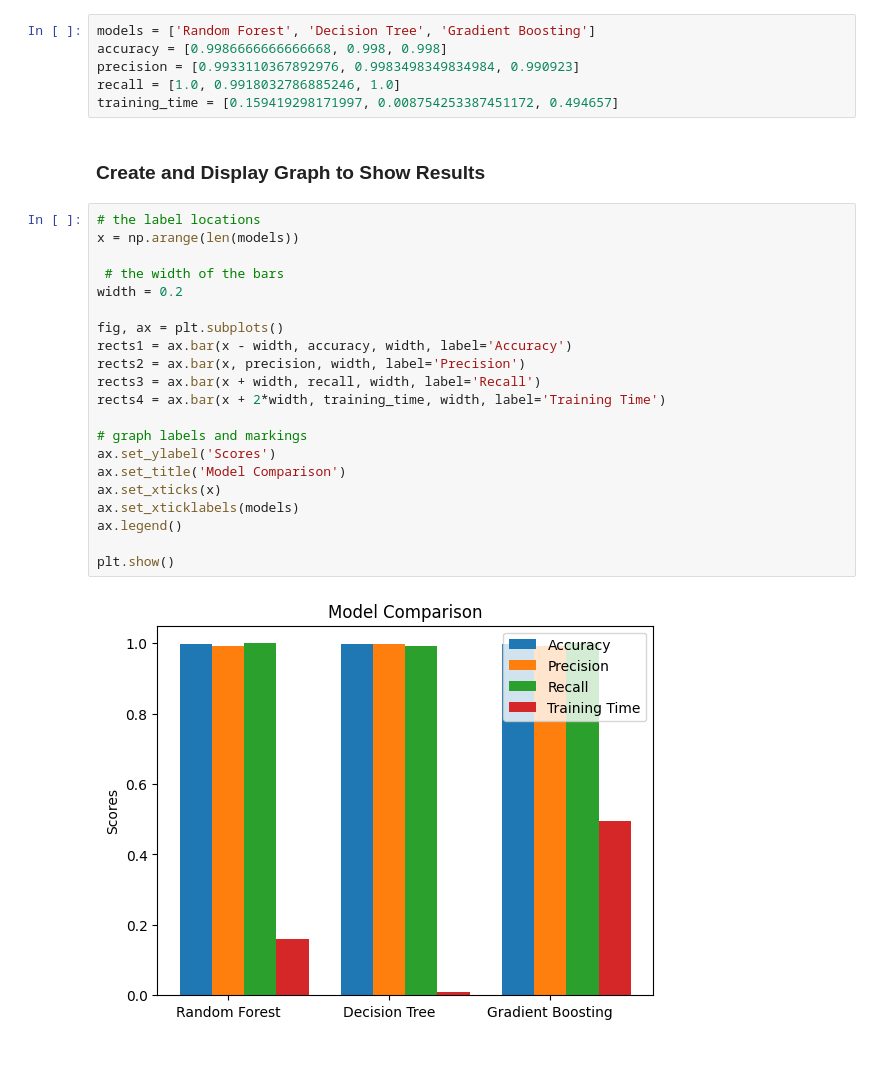
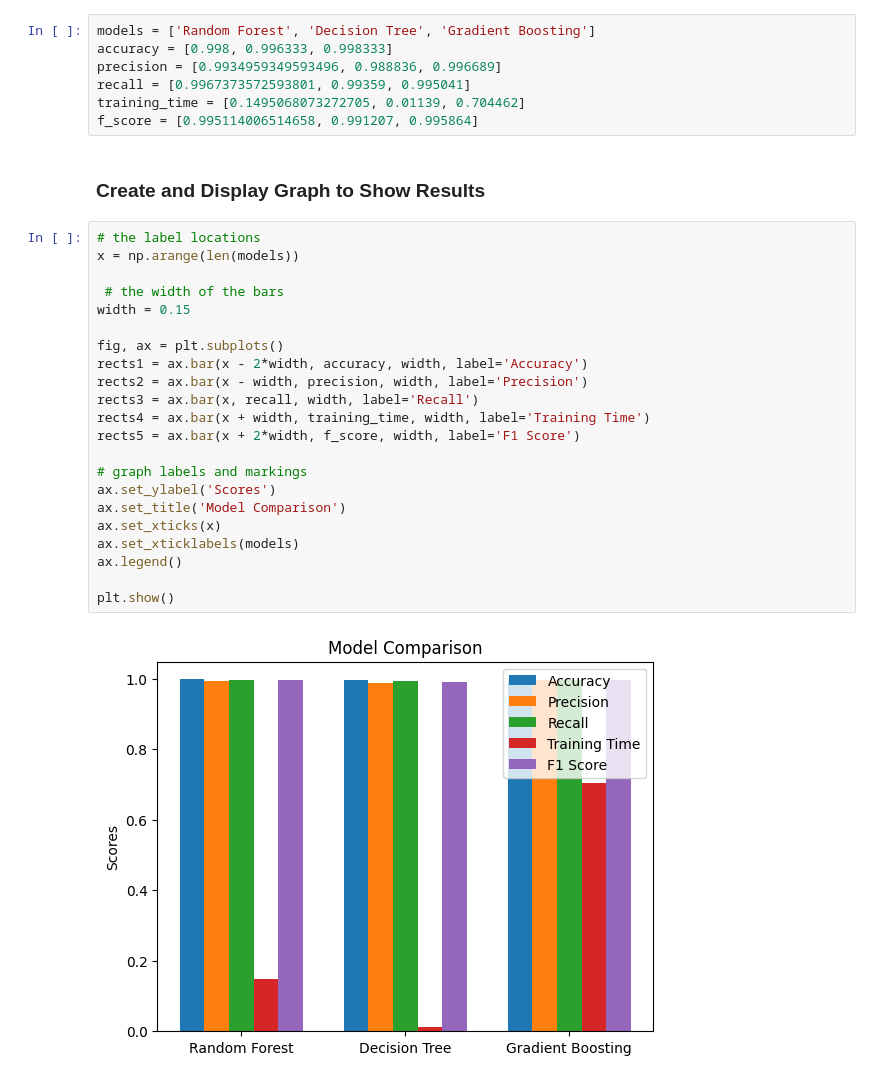
Before and after one commit to CSI4142/Project, a Jupyter notebook: phase4/part_b/model_results/result_analysis.ipynb, the cells around one changed output. Saved outputs shown, nothing was run; the diff lists cells and outputs as text.

Commit message:
Added F1 Score to Comparison Analysis

```diff
--- a/phase4/part_b/model_results/result_analysis.ipynb
+++ b/phase4/part_b/model_results/result_analysis.ipynb
@@ -11,32 +11,34 @@ import numpy as np
 ### Define variables based on data results
 # %%
 models = ['Random Forest', 'Decision Tree', 'Gradient Boosting']
-accuracy = [0.9986666666666668, 0.998, 0.998]
-precision = [0.9933110367892976, 0.9983498349834984, 0.990923]
-recall = [1.0, 0.9918032786885246, 1.0]
-training_time = [0.159419298171997, 0.008754253387451172, 0.494657]
+accuracy = [0.998, 0.996333, 0.998333]
+precision = [0.9934959349593496, 0.988836, 0.996689]
+recall = [0.9967373572593801, 0.99359, 0.995041]
+training_time = [0.1495068073272705, 0.01139, 0.704462]
+f_score = [0.995114006514658, 0.991207, 0.995864]
 # %% [markdown]
 ### Create and Display Graph to Show Results
 # %%
 # the label locations
 x = np.arange(len(models))
 
  # the width of the bars
-width = 0.2
+width = 0.15
 
 fig, ax = plt.subplots()
-rects1 = ax.bar(x - width, accuracy, width, label='Accuracy')
-rects2 = ax.bar(x, precision, width, label='Precision')
-rects3 = ax.bar(x + width, recall, width, label='Recall')
-rects4 = ax.bar(x + 2*width, training_time, width, label='Training Time')
+rects1 = ax.bar(x - 2*width, accuracy, width, label='Accuracy')
+rects2 = ax.bar(x - width, precision, width, label='Precision')
+rects3 = ax.bar(x, recall, width, label='Recall')
+rects4 = ax.bar(x + width, training_time, width, label='Training Time')
+rects5 = ax.bar(x + 2*width, f_score, width, label='F1 Score')
 
 # graph labels and markings
 ax.set_ylabel('Scores')
 ax.set_title('Model Comparison')
 ax.set_xticks(x)
 ax.set_xticklabels(models)
 ax.legend()
 
 plt.show()
 # %% [output]
-[figure, old version]
+[figure, new version]
```
Also changed, not shown: parts of 3 cells of this notebook, 7 other files.
